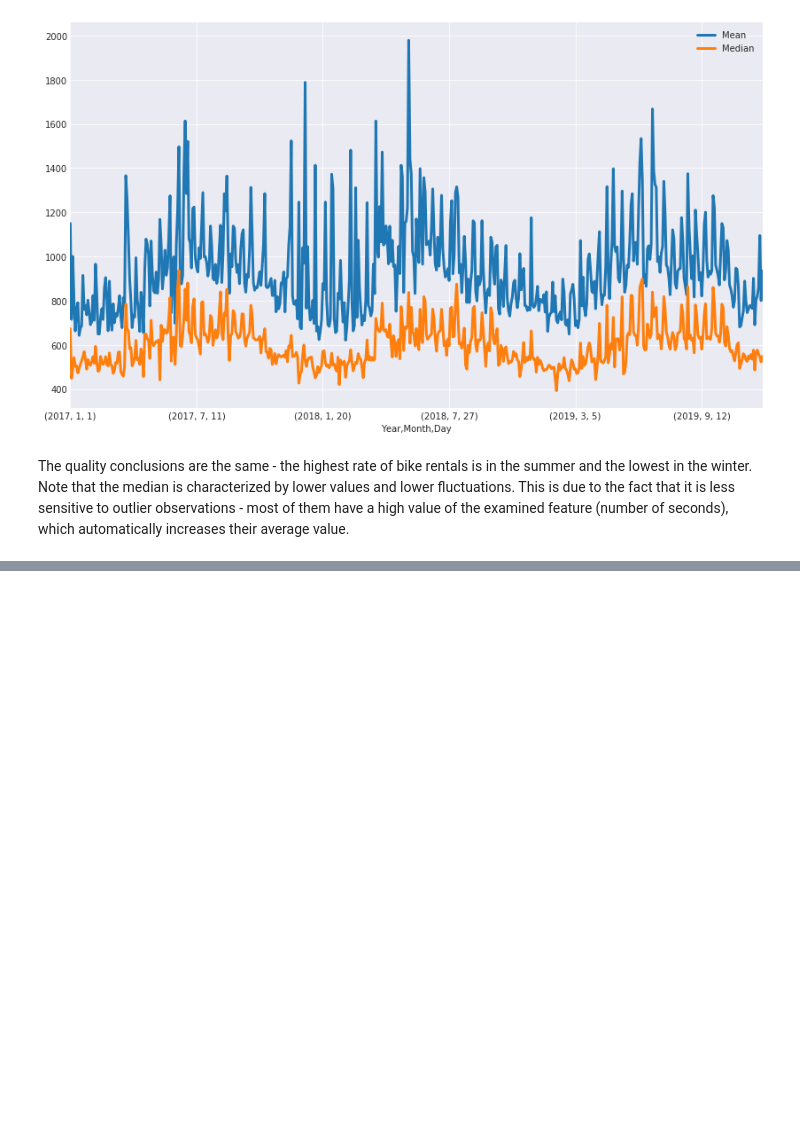
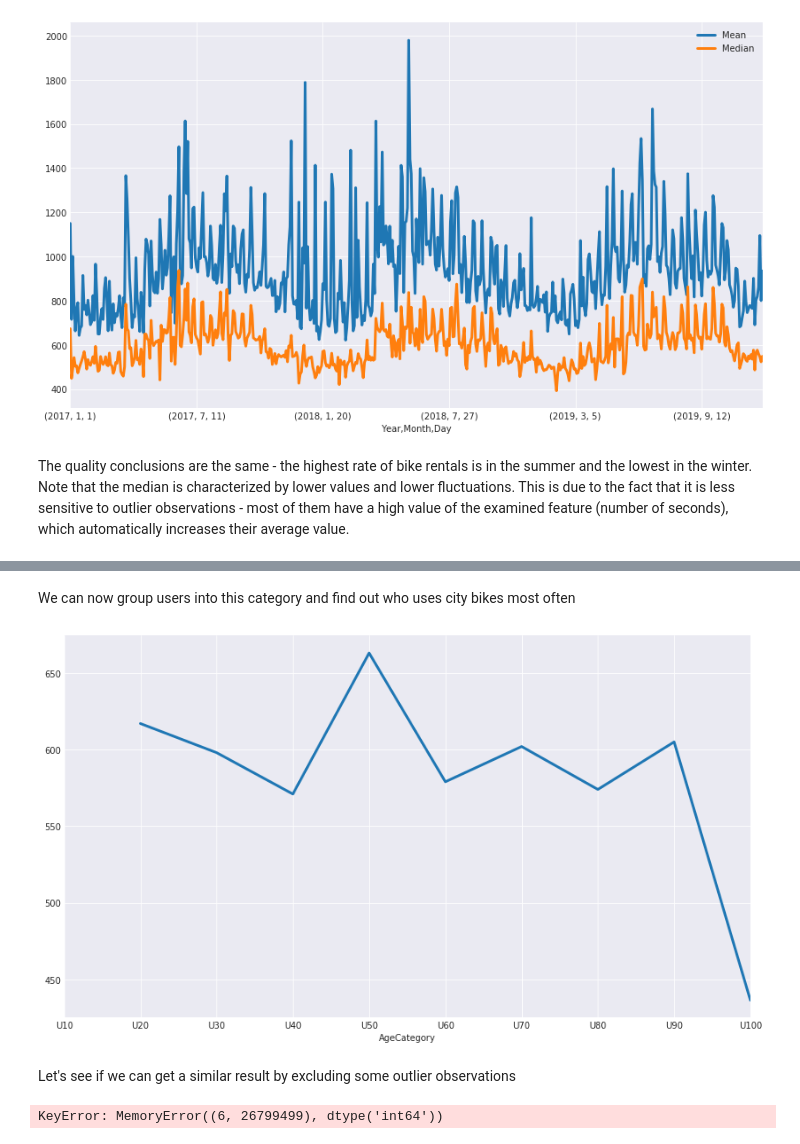
Before and after one commit to BlooAM/BikeCityShare, a Jupyter notebook: CityBikeShare.ipynb, the cells around one changed output, grey strips where cells are left out. Saved outputs shown, nothing was run; the diff lists cells and outputs as text; code cells hidden in the pictures; blank space fills up the shorter version.

```diff
--- a/CityBikeShare.ipynb
+++ b/CityBikeShare.ipynb
@@ -470,0 +508,5 @@ The quality conclusions are the same - the highest rate of bike rentals is in th
+# %%
+data = data.assign(
+    UserAge = 2019-data.BirthYear
+)
+data.head()
@@ -470,0 +529,4 @@ The quality conclusions are the same - the highest rate of bike rentals is in th
+# %%
+data['AgeCategory'] = pd.cut(data.UserAge, np.r_[0, 10, 20, 30, 40, 50, 60, 70, 80, 90, 100],
+      labels=['U10', 'U20', 'U30', 'U40', 'U50', 'U60', 'U70', 'U80', 'U90', 'U100'])
+data.head()
@@ -470,0 +541,16 @@ The quality conclusions are the same - the highest rate of bike rentals is in th
+# %% [markdown]
+We can now group users into this category and find out who uses city bikes most often
+# %%
+data_age_grouped = data.groupby(['AgeCategory'])
+with plt.style.context("seaborn-darkgrid"):
+    data_age_grouped.median()['TripDuration'].plot(figsize=(14,8),linewidth=3)
+# %% [output]
+[figure, added]
+# %% [markdown]
+Let's see if we can get a similar result by excluding some outlier observations
+# %%
+data_age_grouped = data.loc[data.TripDuration<0.25*10**5].groupby('AgeCategory')
+with plt.style.context("seaborn-darkgrid"):
+    data_age_grouped.median()['TripDuration'].plot(figsize=(14,8),linewidth=3)
+# %% [output]
+KeyError: MemoryError((6, 26799499), dtype('int64'))
```
Also changed, not shown: parts of 11 cells of this notebook.
